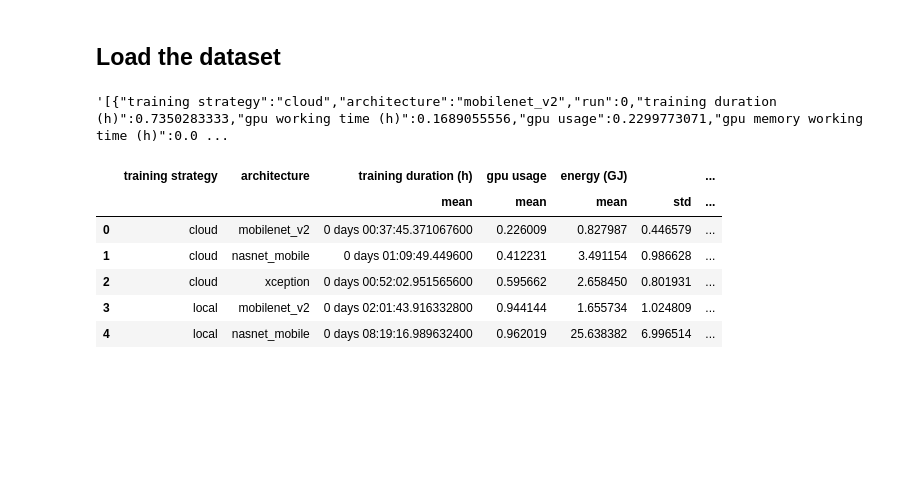
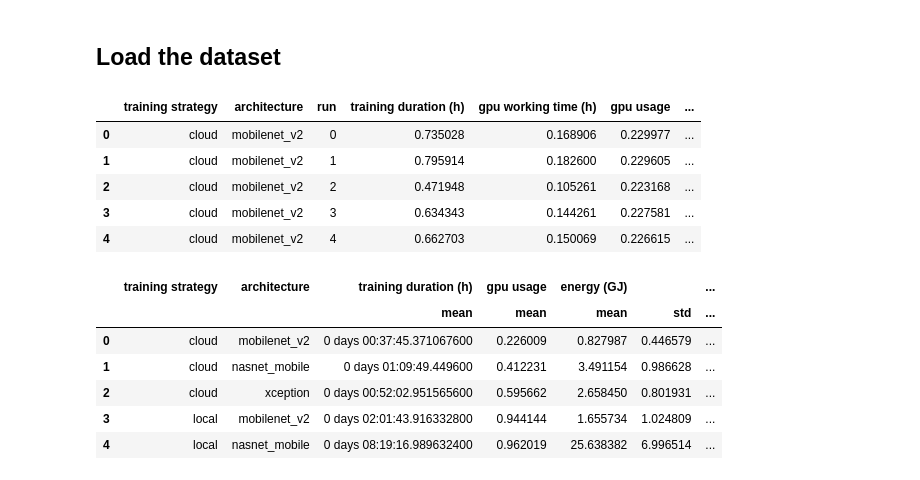
Before and after one commit to santidrj/DL-energetic-impact-analysis, a Jupyter notebook: data-analysis.ipynb, the cells around one changed output. Saved outputs shown, nothing was run; the diff lists cells and outputs as text; code cells hidden in the pictures; blank space fills up the shorter version.

Commit message:
Display dataset head as table instead of its JSON
Signed-off-by: Santiago Del Rey <59149491+santidrj@users.noreply.github.com>

```diff
--- a/data-analysis.ipynb
+++ b/data-analysis.ipynb
@@ -34,10 +34,15 @@ SAVE_FIGS = False
 # %%
 analysis_df = pd.read_parquet(
     os.path.join(DATA_DIR, "processed", "dl-training-energy-consumption-dataset.gzip")
 )
-analysis_df.head(1).to_json(orient="records")
+analysis_df.head()
 # %% [output]
-'[{"training strategy":"cloud","architecture":"mobilenet_v2","run":0,"training duration (h)":0.7350283333,"gpu working time (h)":0.1689055556,"gpu usage":0.2299773071,"gpu memory working time (h)":0.0 ...
+|  | training strategy | architecture | run | training duration (h) | gpu working time (h) | gpu usage | ... |
+| 0 | cloud | mobilenet_v2 | 0 | 0.735028 | 0.168906 | 0.229977 | ... |
+| 1 | cloud | mobilenet_v2 | 1 | 0.795914 | 0.182600 | 0.229605 | ... |
+| 2 | cloud | mobilenet_v2 | 2 | 0.471948 | 0.105261 | 0.223168 | ... |
+| 3 | cloud | mobilenet_v2 | 3 | 0.634343 | 0.144261 | 0.227581 | ... |
+| 4 | cloud | mobilenet_v2 | 4 | 0.662703 | 0.150069 | 0.226615 | ... |
 # %%
 agg_data = analysis_df.groupby(
     ["training strategy", "architecture"], as_index=False
```
